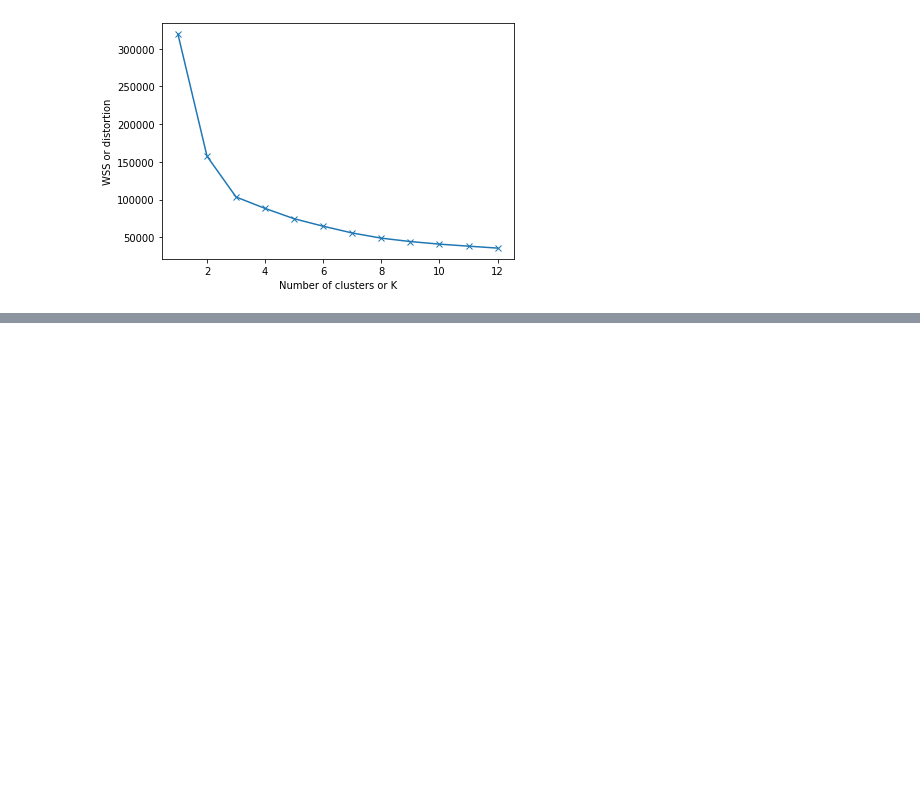
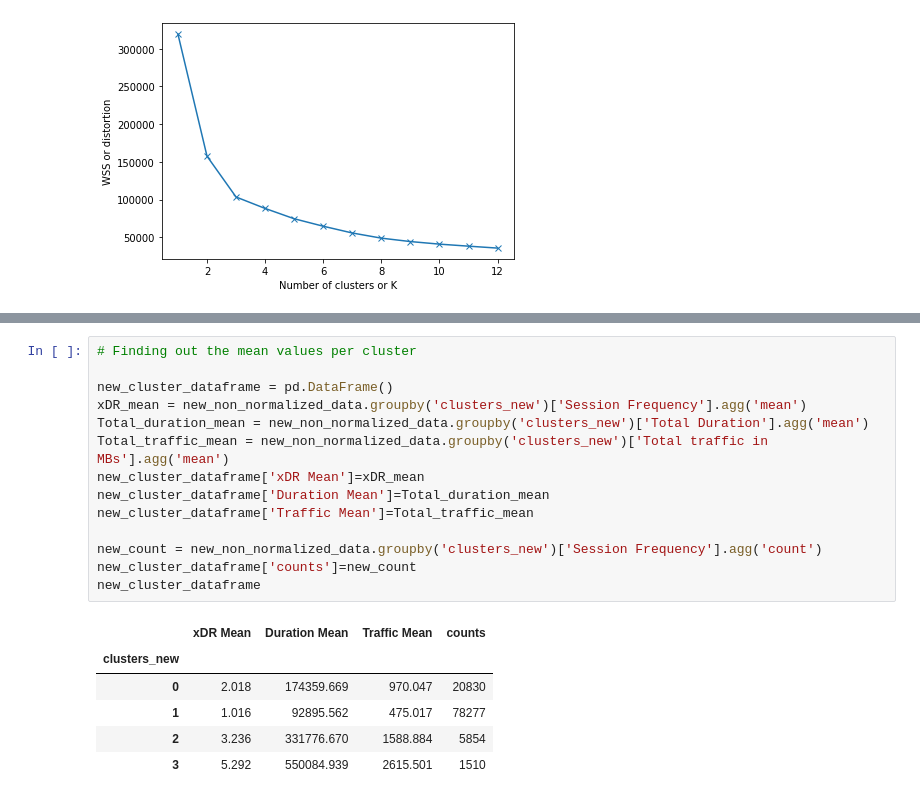
Before and after one commit to Micky373/Telecom_user_analytics, a Jupyter notebook: notebooks/user_engagement_analysis.ipynb, the cells around one changed output, grey strips where cells are left out. Drawn from its saved outputs; the diff is of its cells as text; blank space fills up the shorter version.

```diff
--- a/notebooks/user_engagement_analysis.ipynb
+++ b/notebooks/user_engagement_analysis.ipynb
@@ -434,0 +479,21 @@ plt.show()
+# %%
+# Finding out the mean values per cluster
+
+new_cluster_dataframe = pd.DataFrame()
+xDR_mean = new_non_normalized_data.groupby('clusters_new')['Session Frequency'].agg('mean')
+Total_duration_mean = new_non_normalized_data.groupby('clusters_new')['Total Duration'].agg('mean')
+Total_traffic_mean = new_non_normalized_data.groupby('clusters_new')['Total traffic in MBs'].agg('mean')
+new_cluster_dataframe['xDR Mean']=xDR_mean
+new_cluster_dataframe['Duration Mean']=Total_duration_mean
+new_cluster_dataframe['Traffic Mean']=Total_traffic_mean
+
+new_count = new_non_normalized_data.groupby('clusters_new')['Session Frequency'].agg('count')
+new_cluster_dataframe['counts']=new_count
+new_cluster_dataframe
+# %% [output]
+|  | xDR Mean | Duration Mean | Traffic Mean | counts |
+| clusters_new |  |  |  |  |
+| 0 | 2.018 | 174359.669 | 970.047 | 20830 |
+| 1 | 1.016 | 92895.562 | 475.017 | 78277 |
+| 2 | 3.236 | 331776.670 | 1588.884 | 5854 |
+| 3 | 5.292 | 550084.939 | 2615.501 | 1510 |
```
Also changed, not shown: parts of 5 cells of this notebook.
